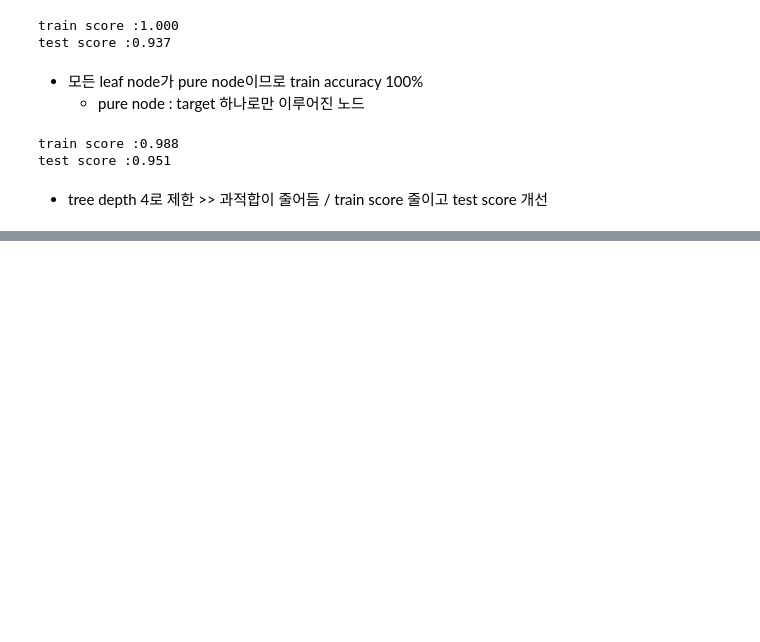
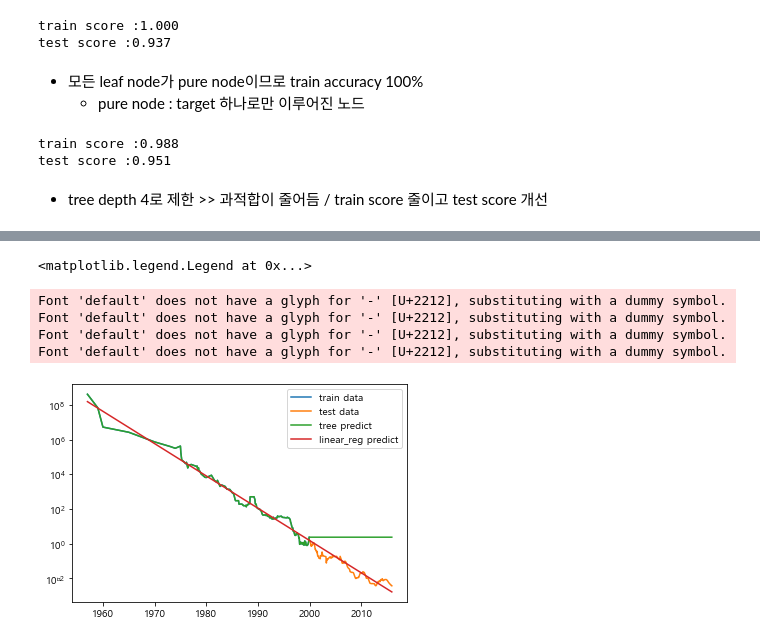
Before and after one commit to ikeven94/py_repo, a Jupyter notebook: Modeling.ipynb, the cells around one changed output, grey strips where cells are left out. Saved outputs shown, nothing was run; the diff lists cells and outputs as text; code cells hidden in the pictures; blank space fills up the shorter version.

```diff
--- a/Modeling.ipynb
+++ b/Modeling.ipynb
@@ -358,0 +394,35 @@ export_graphviz(tree, out_file="tree.dot", clas)
+# %%
+from sklearn.tree import DecisionTreeRegressor
+# 2000년 이전 >> 훈련 데이터, 2000년 이후 >> 테스트 데이터
+data_train = ram_prices[ram_prices.date < 2000]
+data_test = ram_prices[ram_prices.date >= 2000]
+
+# 가격 예측을 윟 ㅐ날짜 특성만 이용
+# data_train.date.shape >> (202,)
+X_train = data_train.date[:,np.newaxis] # X_train.shape (202,1)
+y_train = np.log(data_train.price)# log scaling
+# %%
+tree = DecisionTreeRegressor().fit(X_train,y_train)
+linear_reg = LinearRegression().fit(X_train,y_train)
+
+# 예측은 전체기간
+X_all = ram_prices.date[:,np.newaxis]
+pred_tree = tree.predict(X_all)
+pred_lr = linear_reg.predict(X_all)
+
+# 예측값 log scaling return
+price_tree = np.exp(pred_tree)
+price_lr = np.exp(pred_lr)
+# %%
+plt.semilogy(data_train.date, data_train.price, label="train data")
+plt.semilogy(data_test.date, data_test.price, label="test data")
+plt.semilogy(ram_prices.date, price_tree, label="tree predict")
+plt.semilogy(ram_prices.date, price_lr, label="linear_reg predict")
+plt.legend()
+# %% [output]
+<matplotlib.legend.Legend at 0x...>
+Font 'default' does not have a glyph for '-' [U+2212], substituting with a dummy symbol.
+Font 'default' does not have a glyph for '-' [U+2212], substituting with a dummy symbol.
+Font 'default' does not have a glyph for '-' [U+2212], substituting with a dummy symbol.
+Font 'default' does not have a glyph for '-' [U+2212], substituting with a dummy symbol.
+[figure, added]
```
Also changed, not shown: parts of 7 cells of this notebook.
